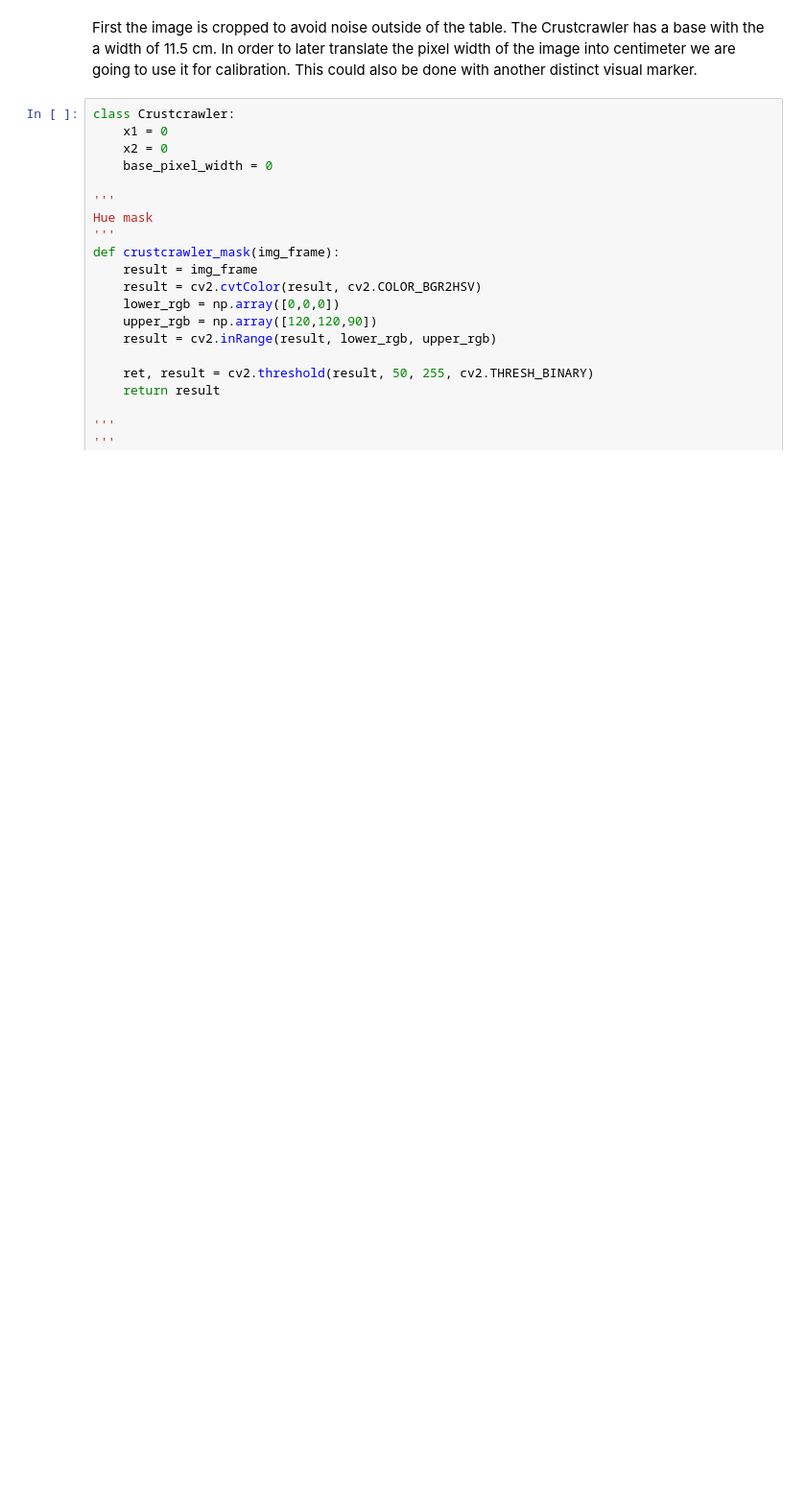
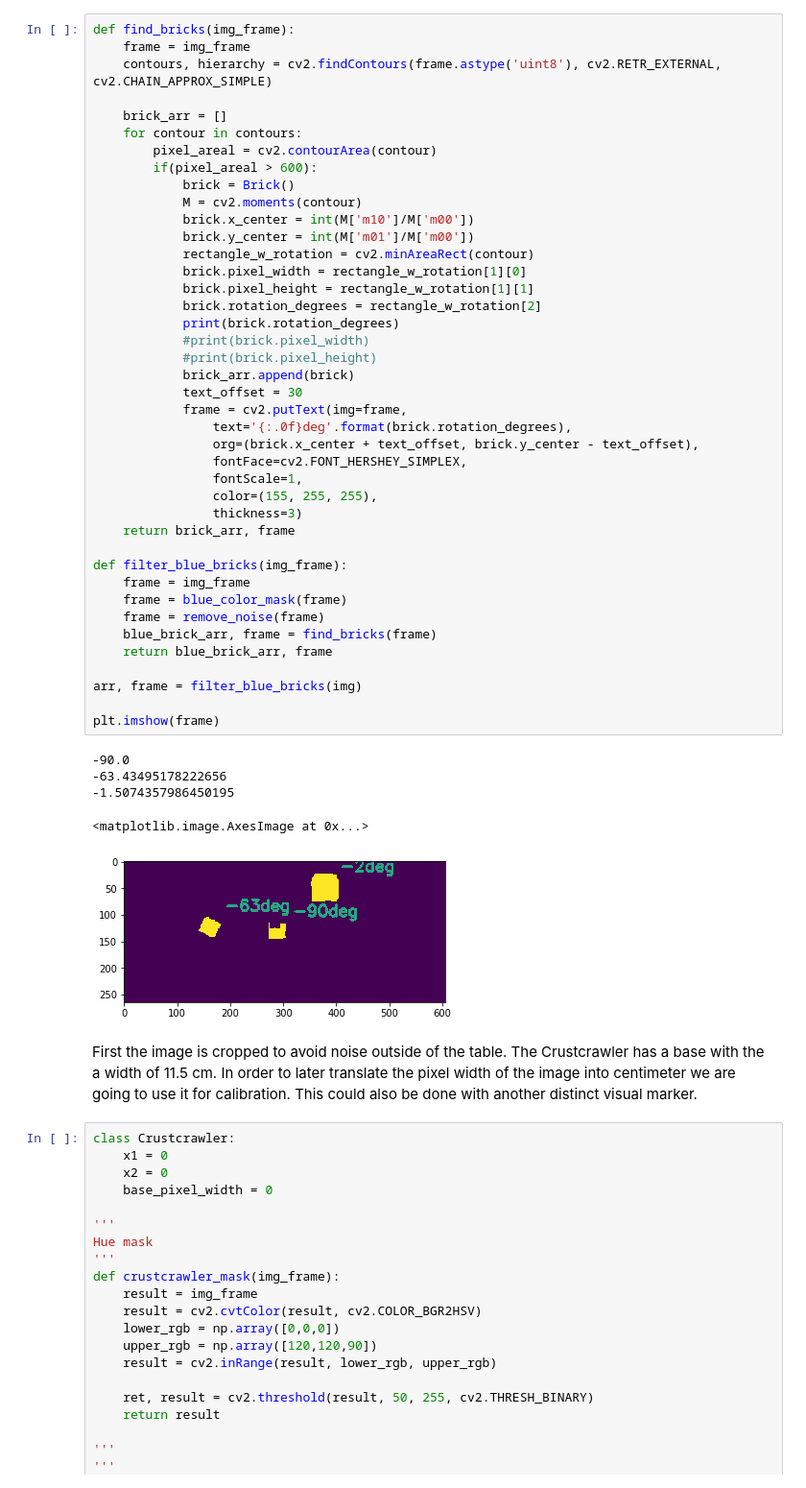
Before and after one commit to grottrup/crustcrawler_vision, a Jupyter notebook: src/vision_documentation.ipynb, the cells around one changed output. Shown: that part at 96% size. Drawn from its saved outputs; the diff is of its cells as text; blank space fills up the shorter version.

```diff
--- a/src/vision_documentation.ipynb
+++ b/src/vision_documentation.ipynb
@@ -18,3 +136,50 @@ plt.imshow(crop)
+# %%
+def find_bricks(img_frame):
+    frame = img_frame
+    contours, hierarchy = cv2.findContours(frame.astype('uint8'), cv2.RETR_EXTERNAL, cv2.CHAIN_APPROX_SIMPLE)
+
+    brick_arr = []
+    for contour in contours:
+        pixel_areal = cv2.contourArea(contour)
+        if(pixel_areal > 600):
+            brick = Brick()
+            M = cv2.moments(contour)
+            brick.x_center = int(M['m10']/M['m00'])
+            brick.y_center = int(M['m01']/M['m00'])
+            rectangle_w_rotation = cv2.minAreaRect(contour)
+            brick.pixel_width = rectangle_w_rotation[1][0]
+            brick.pixel_height = rectangle_w_rotation[1][1]
+            brick.rotation_degrees = rectangle_w_rotation[2]
+            print(brick.rotation_degrees)
+            #print(brick.pixel_width)
+            #print(brick.pixel_height)
+            brick_arr.append(brick)
+            text_offset = 30
+            frame = cv2.putText(img=frame,
+                text='{:.0f}deg'.format(brick.rotation_degrees),
+                org=(brick.x_center + text_offset, brick.y_center - text_offset),
+                fontFace=cv2.FONT_HERSHEY_SIMPLEX,
+                fontScale=1,
+                color=(155, 255, 255),
+                thickness=3)
+    return brick_arr, frame
+
+def filter_blue_bricks(img_frame):
+    frame = img_frame
+    frame = blue_color_mask(frame)
+    frame = remove_noise(frame)
+    blue_brick_arr, frame = find_bricks(frame)
+    return blue_brick_arr, frame
+
+arr, frame = filter_blue_bricks(img)
+
+plt.imshow(frame)
+# %% [output]
+-90.0
+-63.43495178222656
+-1.5074357986450195
+<matplotlib.image.AxesImage at 0x...>
+[figure, added]
 # %% [markdown]
 First the image is cropped to avoid noise outside of the table. The Crustcrawler has a base with the a width of 11.5 cm. In order to later translate the pixel width of the image into centimeter we are going to use it for calibration. This could also be done with another distinct visual marker.
 # %%
```
Also changed, not shown: parts of 5 cells of this notebook, 8 other files.
